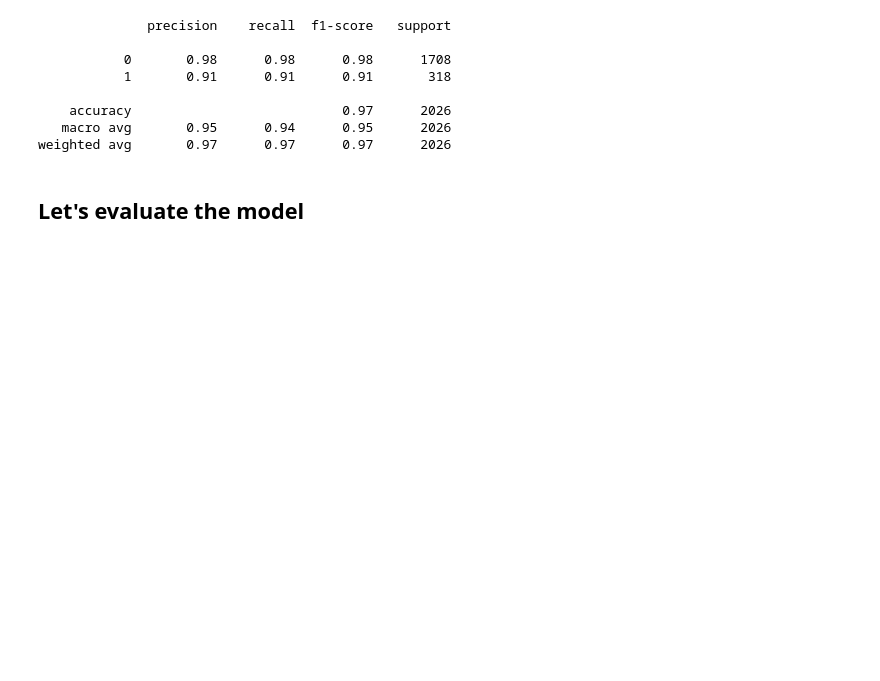
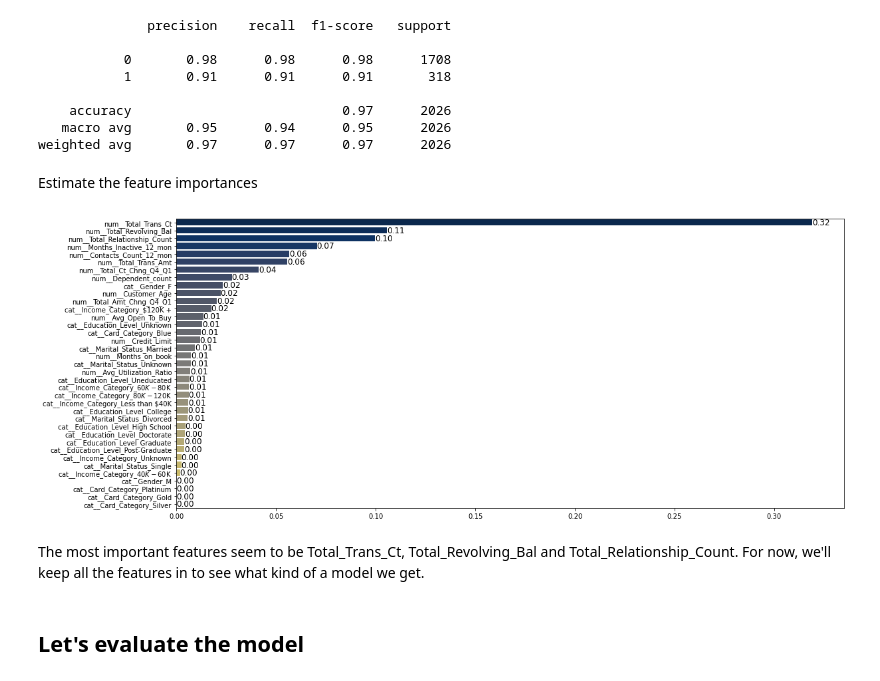
Before and after one commit to johmakinen/Various_projects, a Jupyter notebook: Notebooks/Credit_card_churn.ipynb, the cells around one changed output. Drawn from its saved outputs; the diff is of its cells as text; code cells hidden in the pictures; blank space fills up the shorter version.

Commit message:
Added feature importances to credit card churners

```diff
--- a/Notebooks/Credit_card_churn.ipynb
+++ b/Notebooks/Credit_card_churn.ipynb
@@ -281,6 +281,18 @@ print(classification_report(y_test, xgb_model.predict(X_test)))
     accuracy                           0.97      2026
    macro avg       0.95      0.94      0.95      2026
 weighted avg       0.97      0.97      0.97      2026
+# %% [markdown]
+Estimate the feature importances
+# %%
+indices = np.argsort(xgb_model.feature_importances_)[::-1]
+feature_names = preprocessor.get_feature_names_out()
+plt.figure(figsize=[18,8])
+ax = sns.barplot(y = feature_names,x = xgb_model.feature_importances_,order=feature_names[indices],palette=('cividis'))
+ax.bar_label(ax.containers[0], size="12",fmt='%.2f');
+# %% [output]
+[figure, added]
+# %% [markdown]
+The most important features seem to be Total_Trans_Ct, Total_Revolving_Bal and Total_Relationship_Count. For now, we'll keep all the features in to see what kind of a model we get.
 # %% [markdown]
 ## Let's evaluate the model
 # %%
```
